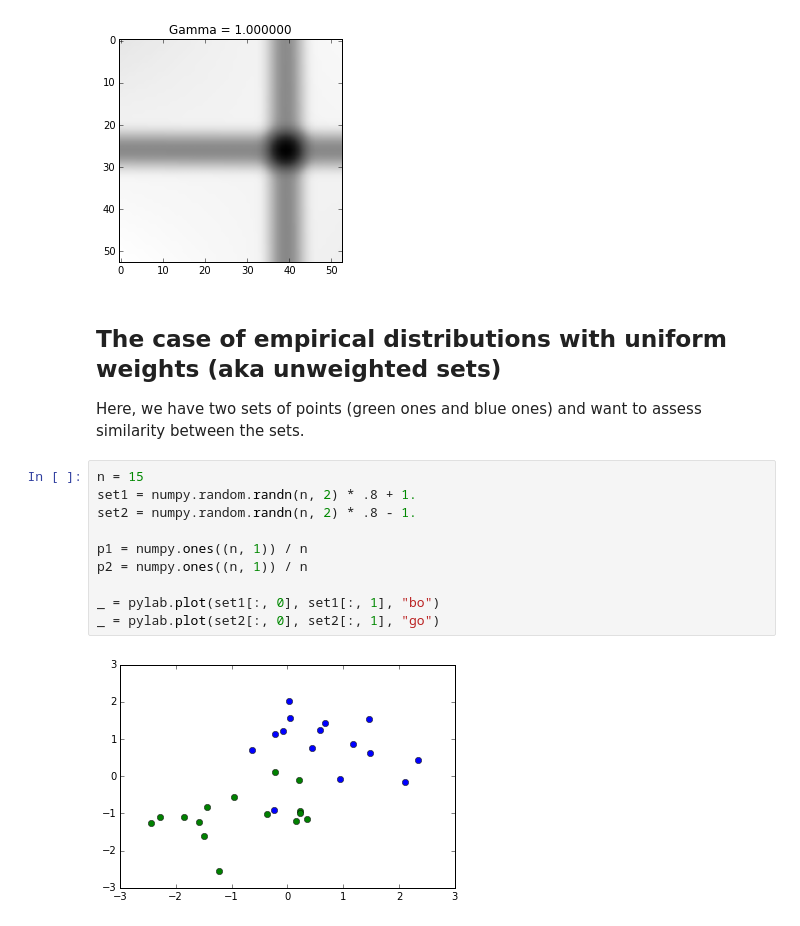
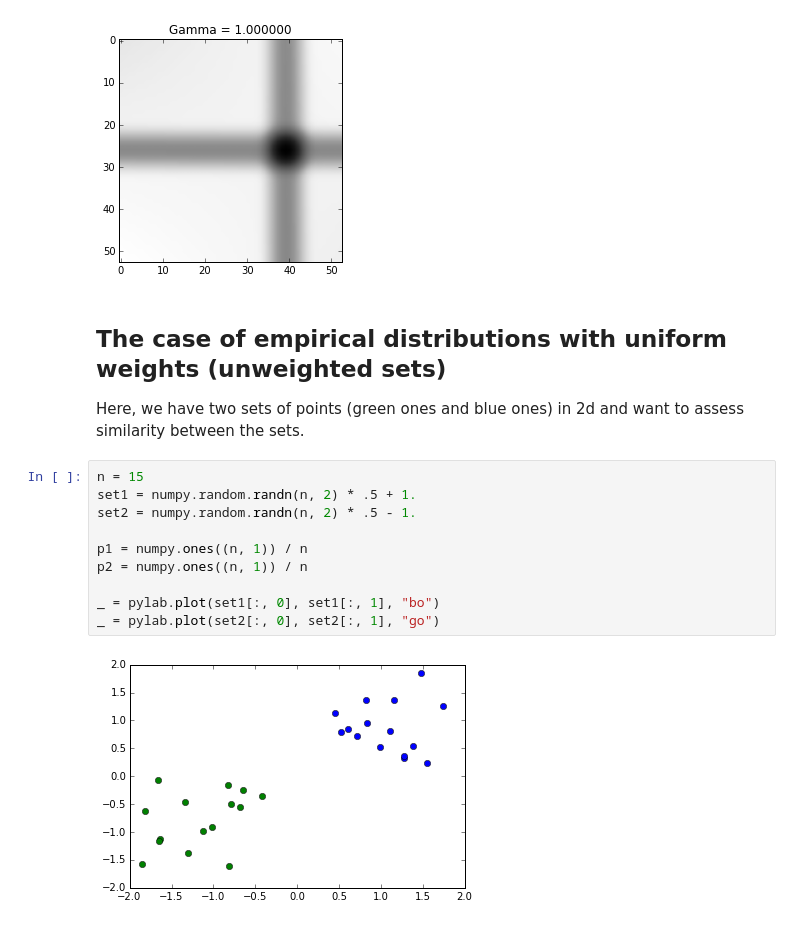
Before and after one commit to afcarl/Homework-1, a Jupyter notebook: pynb/regularized_ot.ipynb, the cells around one changed output. Saved outputs shown, nothing was run; the diff lists cells and outputs as text.

```diff
--- a/pynb/regularized_ot.ipynb
+++ b/pynb/regularized_ot.ipynb
@@ -74,21 +75,21 @@ for gamma in [.00001, .0001, .001, .01, .1, 1.]:
 [figure]
 [figure]
 # %% [markdown]
-## The case of empirical distributions with uniform weights (aka unweighted sets)
+## The case of empirical distributions with uniform weights (unweighted sets)
 
-Here, we have two sets of points (green ones and blue ones) and want to assess similarity between the sets.
+Here, we have two sets of points (green ones and blue ones) in 2d and want to assess similarity between the sets.
 # %%
 n = 15
-set1 = numpy.random.randn(n, 2) * .8 + 1.
-set2 = numpy.random.randn(n, 2) * .8 - 1.
+set1 = numpy.random.randn(n, 2) * .5 + 1.
+set2 = numpy.random.randn(n, 2) * .5 - 1.
 
 p1 = numpy.ones((n, 1)) / n
 p2 = numpy.ones((n, 1)) / n
 
 _ = pylab.plot(set1[:, 0], set1[:, 1], "bo")
 _ = pylab.plot(set2[:, 0], set2[:, 1], "go")
 # %% [output]
-[figure, old version]
+[figure, new version]
 # %%
 m = cdist(set1, set2)
 gamma = .1
```
Also changed, not shown: parts of 5 cells of this notebook, 1 other file.
